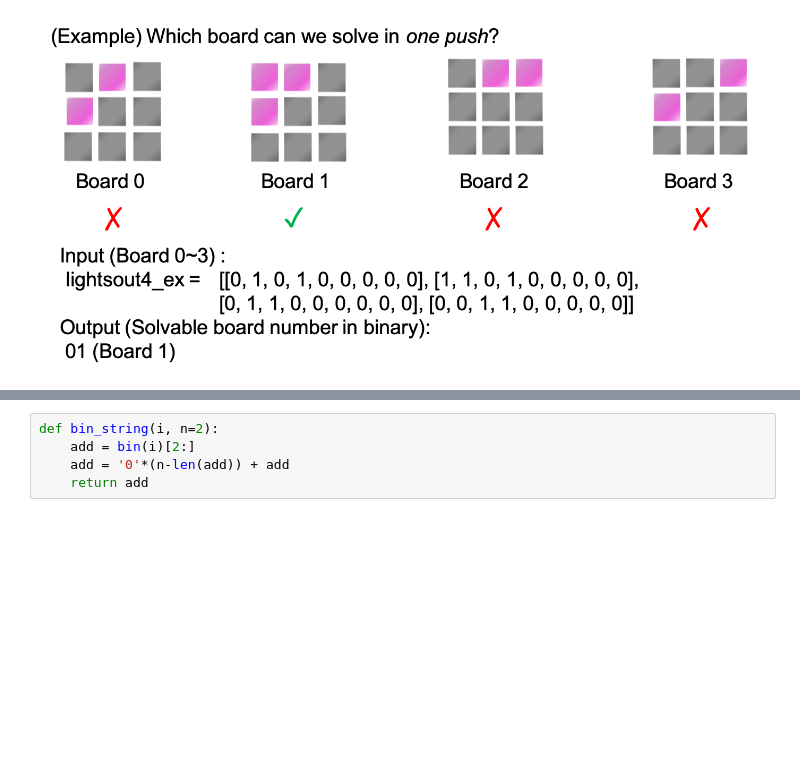
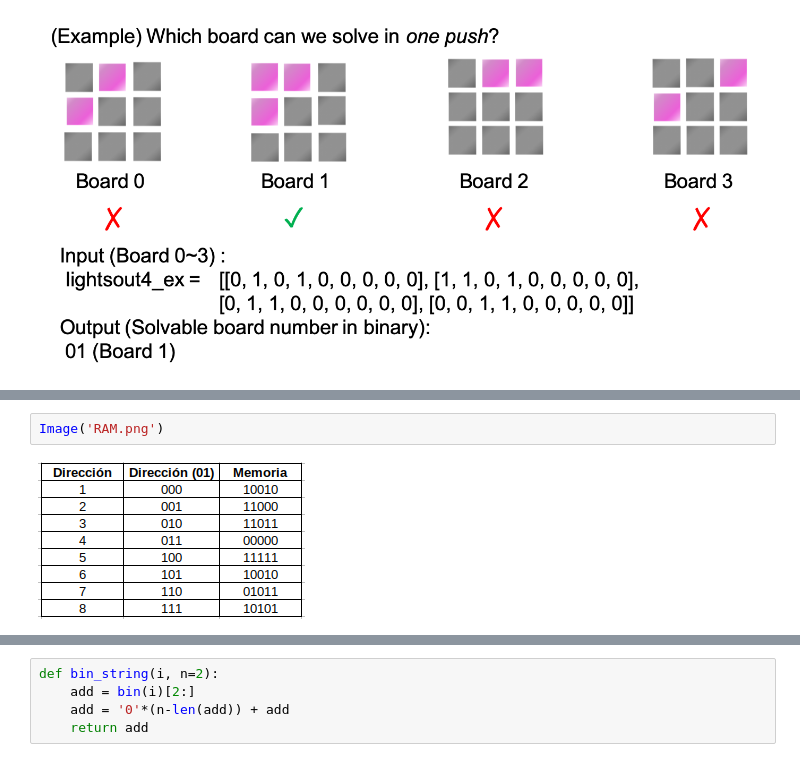
Before and after one commit to jpvanegasc/QCPresentation, a Jupyter notebook: Presentation.ipynb, the cells around one changed output, grey strips where cells are left out. Cells and saved outputs as stored; diff of their text form; blank space fills up the shorter version.

```diff
--- a/Presentation.ipynb
+++ b/Presentation.ipynb
@@ -487,0 +515,4 @@ qRAM has previously been applied to various quantum machine learning algorithms
+# %%
+Image('RAM.png')
+# %% [output]
+[figure, added]
```
Also changed, not shown: parts of 20 cells of this notebook, 1 other file.
